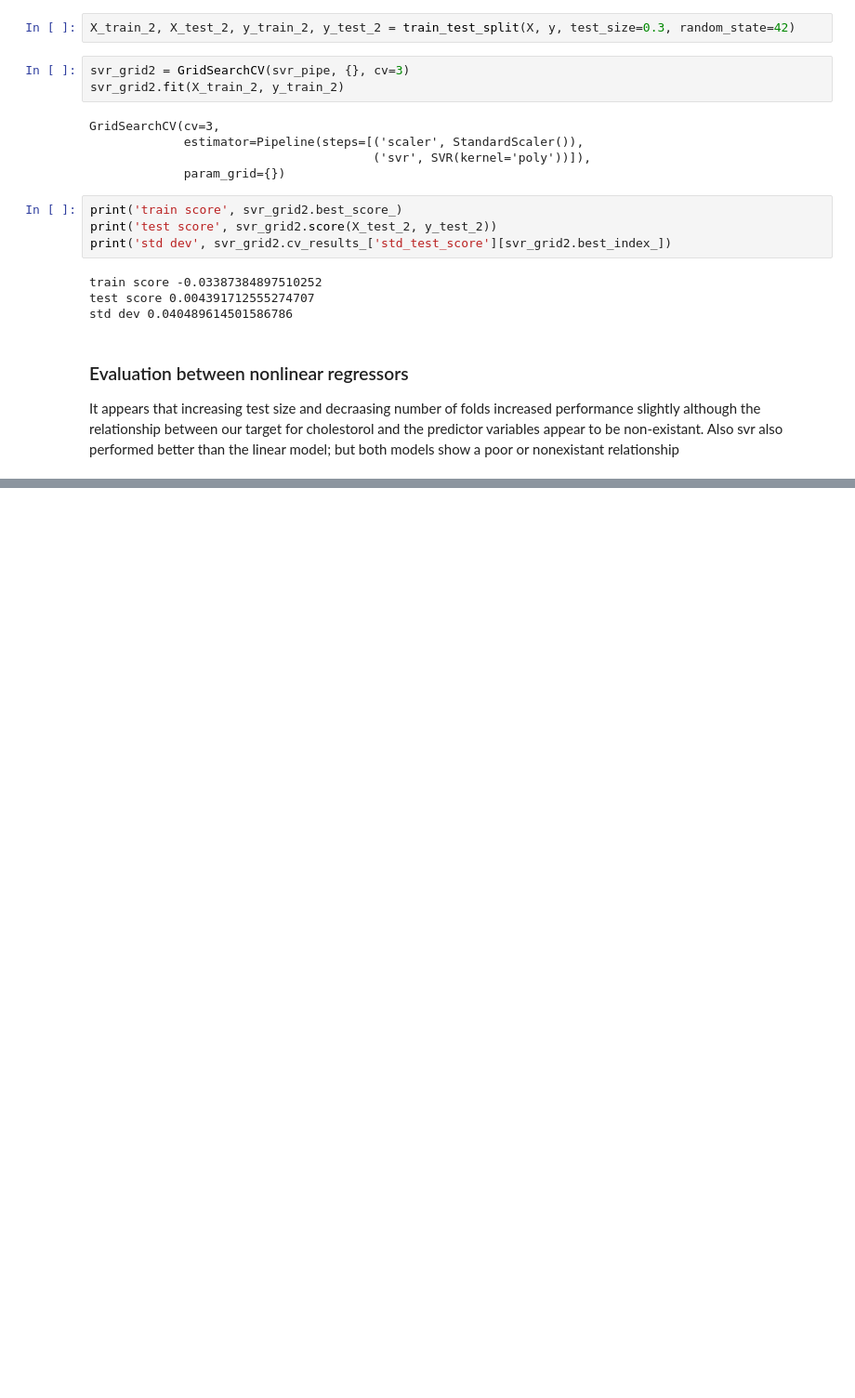
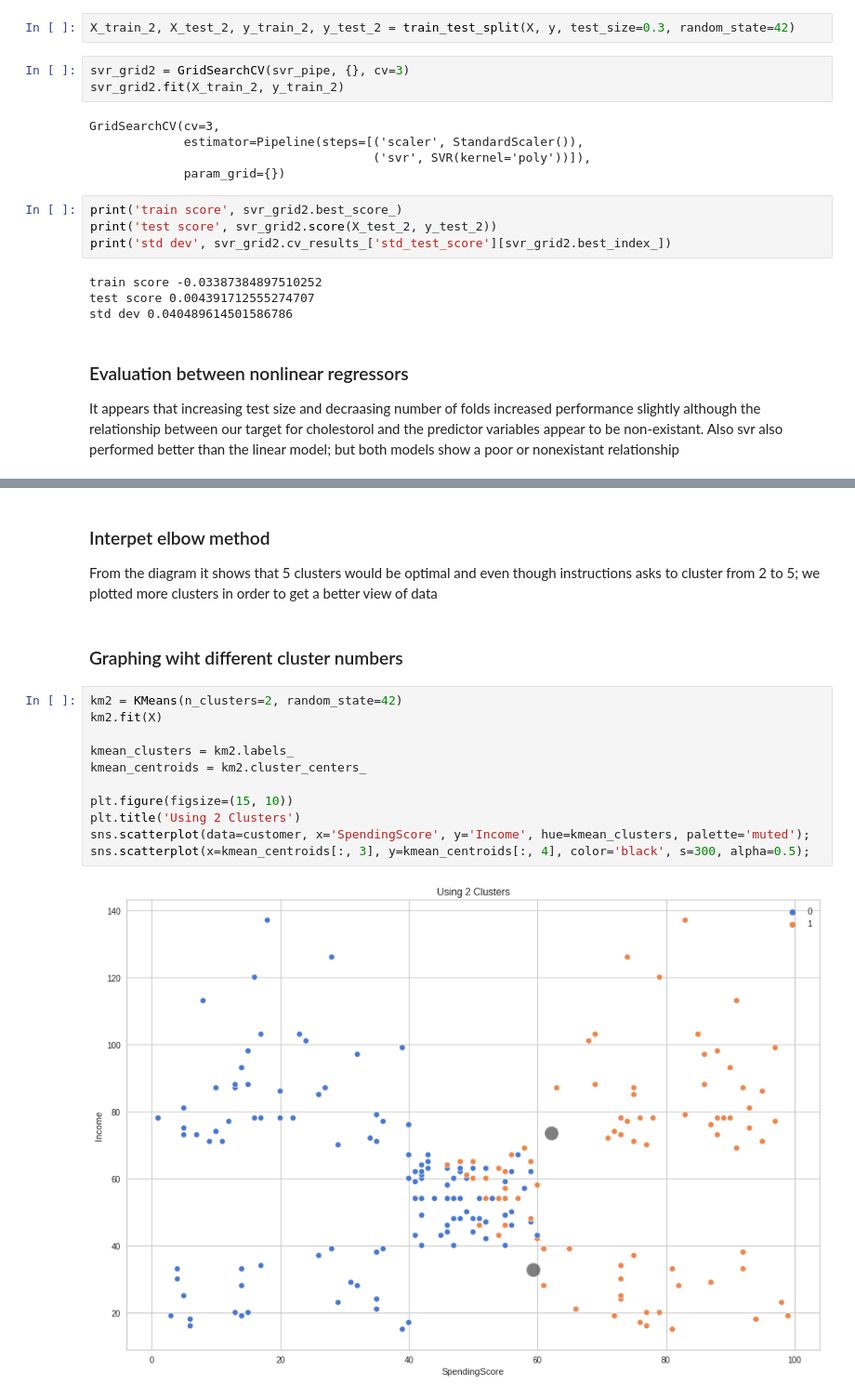
Before and after one commit to willkchan/Practice-ML-Models, a Jupyter notebook: notebook.ipynb, the cells around one changed output, grey strips where cells are left out. Shown at 93% size. Drawn from its saved outputs; the diff is of its cells as text; blank space fills up the shorter version.

```diff
--- a/notebook.ipynb
+++ b/notebook.ipynb
@@ -451,0 +549,19 @@ than the linear model; but both models show a poor or nonexistant relationship
+# %% [markdown]
+### Interpet elbow method
+From the diagram it shows that 5 clusters would be optimal and even though instructions
+asks to cluster from 2 to 5; we plotted more clusters in order to get a better view of data
+# %% [markdown]
+### Graphing wiht different cluster numbers
+# %%
+km2 = KMeans(n_clusters=2, random_state=42)
+km2.fit(X)
+
+kmean_clusters = km2.labels_
+kmean_centroids = km2.cluster_centers_
+
+plt.figure(figsize=(15, 10))
+plt.title('Using 2 Clusters')
+sns.scatterplot(data=customer, x='SpendingScore', y='Income', hue=kmean_clusters, palette='muted');
+sns.scatterplot(x=kmean_centroids[:, 3], y=kmean_centroids[:, 4], color='black', s=300, alpha=0.5);
+# %% [output]
+[figure, added]
```
Also changed, not shown: parts of 15 cells of this notebook, 1 other file.
